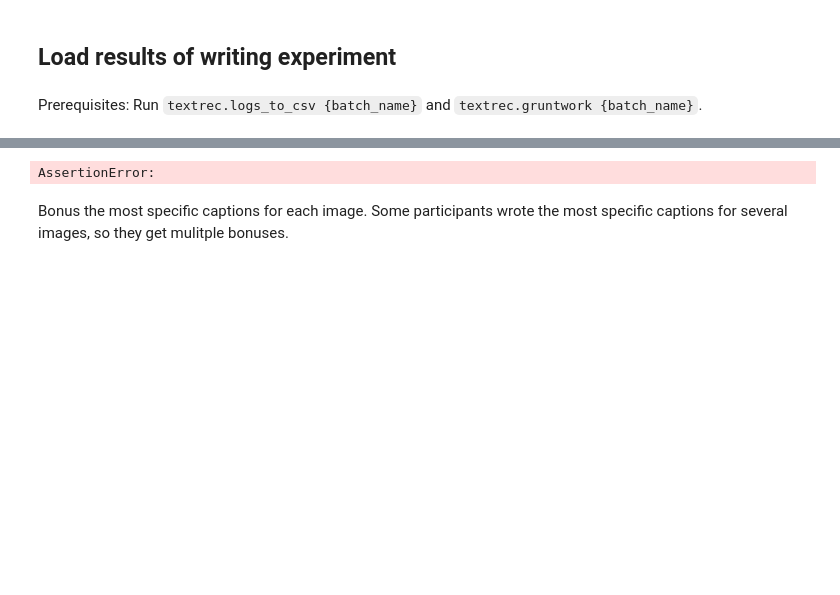
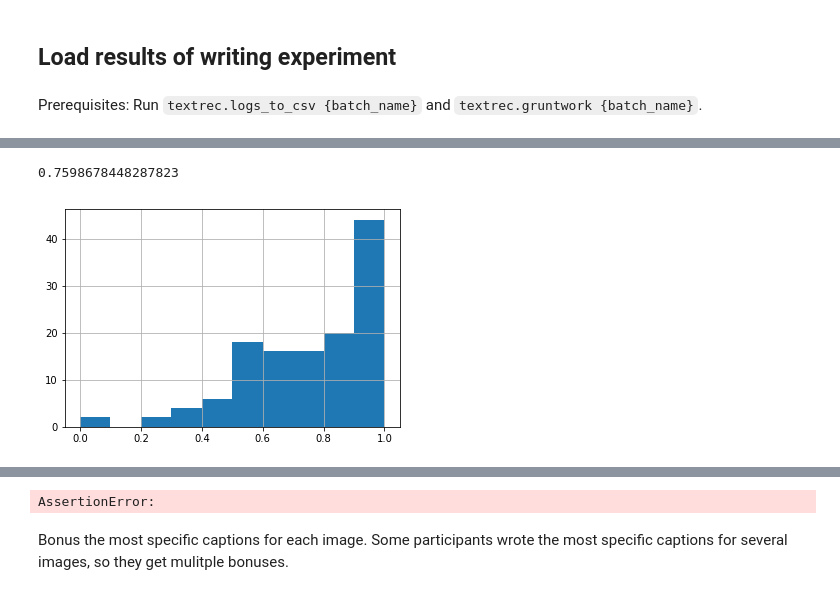
Before and after one commit to kcarnold/textrec, a Jupyter notebook: notebooks/Analysis.ipynb, the cells around one changed output, grey strips where cells are left out. Cells and saved outputs as stored; diff of their text form; code cells hidden in the pictures; blank space fills up the shorter version.

```diff
--- a/notebooks/Analysis.ipynb
+++ b/notebooks/Analysis.ipynb
@@ -271,0 +282,9 @@ analyze_outcome(trial_level_data, 'condition', 'perplexity_per_word_blind_to_ima
+# %%
+condition = 'gated'
+trials = trial_level_data[trial_level_data.condition == condition]
+useful_if_shown = (trials.orig_bow_recs_idealuse_cond / trials.orig_bow_recs_offered_cond)
+useful_if_shown.hist()
+useful_if_shown.mean()
+# %% [output]
+0.7598678448287823
+[figure, added]
```
Also changed, not shown: parts of 35 cells of this notebook, 17 other files.
